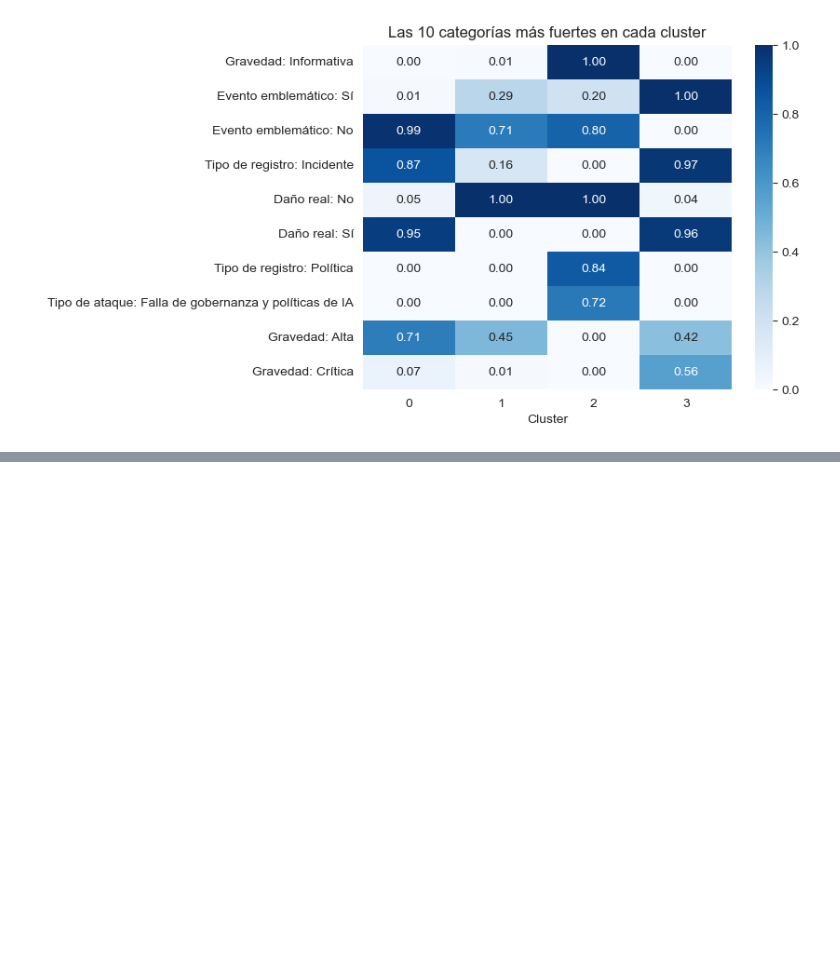
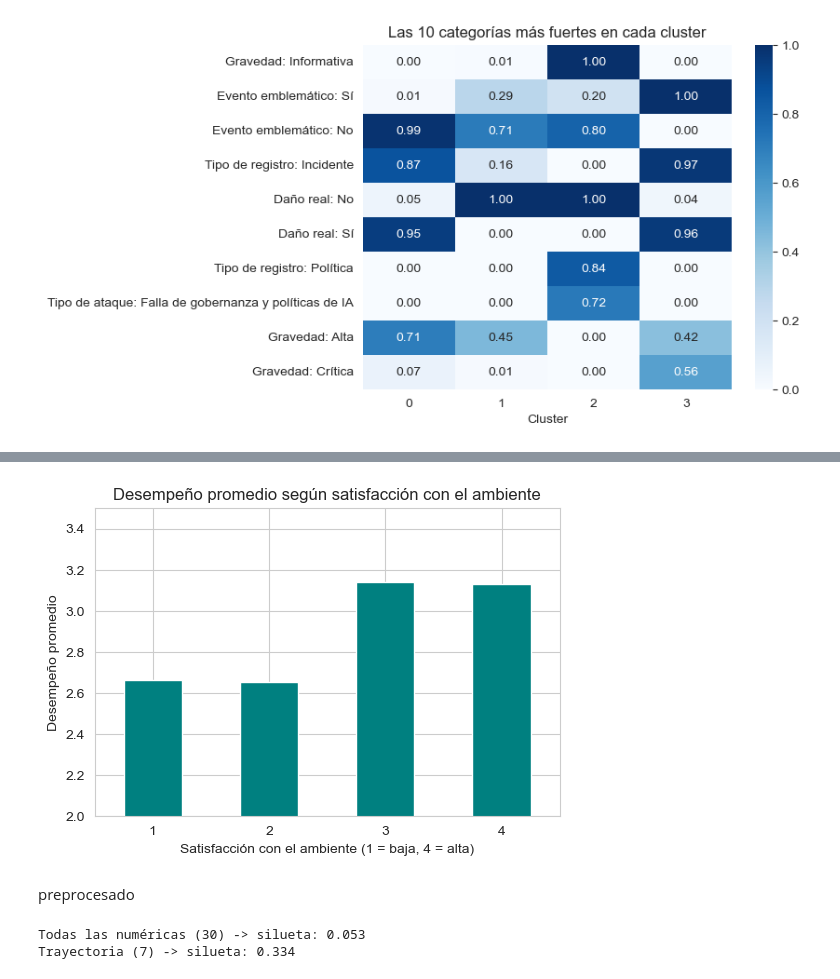
Before and after one commit to jeriel169017-a11y/Mineria-1, a Jupyter notebook: Proyecto_Mineria.ipynb, the cells around one changed output, grey strips where cells are left out. Cells and saved outputs as stored; diff of their text form; code cells hidden in the pictures; blank space fills up the shorter version.

```diff
--- a/Proyecto_Mineria.ipynb
+++ b/Proyecto_Mineria.ipynb
@@ -414,0 +634,22 @@ plt.title("Las 10 categorías más fuertes en cada cluster"); plt.xlabel("Cluste
+# %%
+df.groupby("sat_ambiente")["desempeno"].mean().plot.bar(color="teal", figsize=(6, 4), rot=0)
+plt.title("Desempeño promedio según satisfacción con el ambiente")
+plt.xlabel("Satisfacción con el ambiente (1 = baja, 4 = alta)"); plt.ylabel("Desempeño promedio"); plt.ylim(2, 3.5); plt.show()
+# %% [output]
+[figure, added]
+# %% [markdown]
+preprocesado
+# %%
+# 1) Elegir las variables de trayectoria y estandarizarlas
+X = df[variables]
+X_esc = StandardScaler().fit_transform(X)
+
+# 2) Justificar la elección: comparar contra usar todas las variables numéricas
+todas = df.select_dtypes("number").drop(columns=["desempeno"]).columns
+for nombre, cols in {"Todas las numéricas (%d)" % len(todas): list(todas), "Trayectoria (7)": variables}.items():
+    Xc = StandardScaler().fit_transform(df[cols])
+    etiquetas = KMeans(n_clusters=3, n_init=10, random_state=42).fit_predict(Xc)
+    print(nombre, "-> silueta:", round(silhouette_score(Xc, etiquetas), 3))
+# %% [output]
+Todas las numéricas (30) -> silueta: 0.053
+Trayectoria (7) -> silueta: 0.334
```
Also changed, not shown: parts of 24 cells of this notebook.
